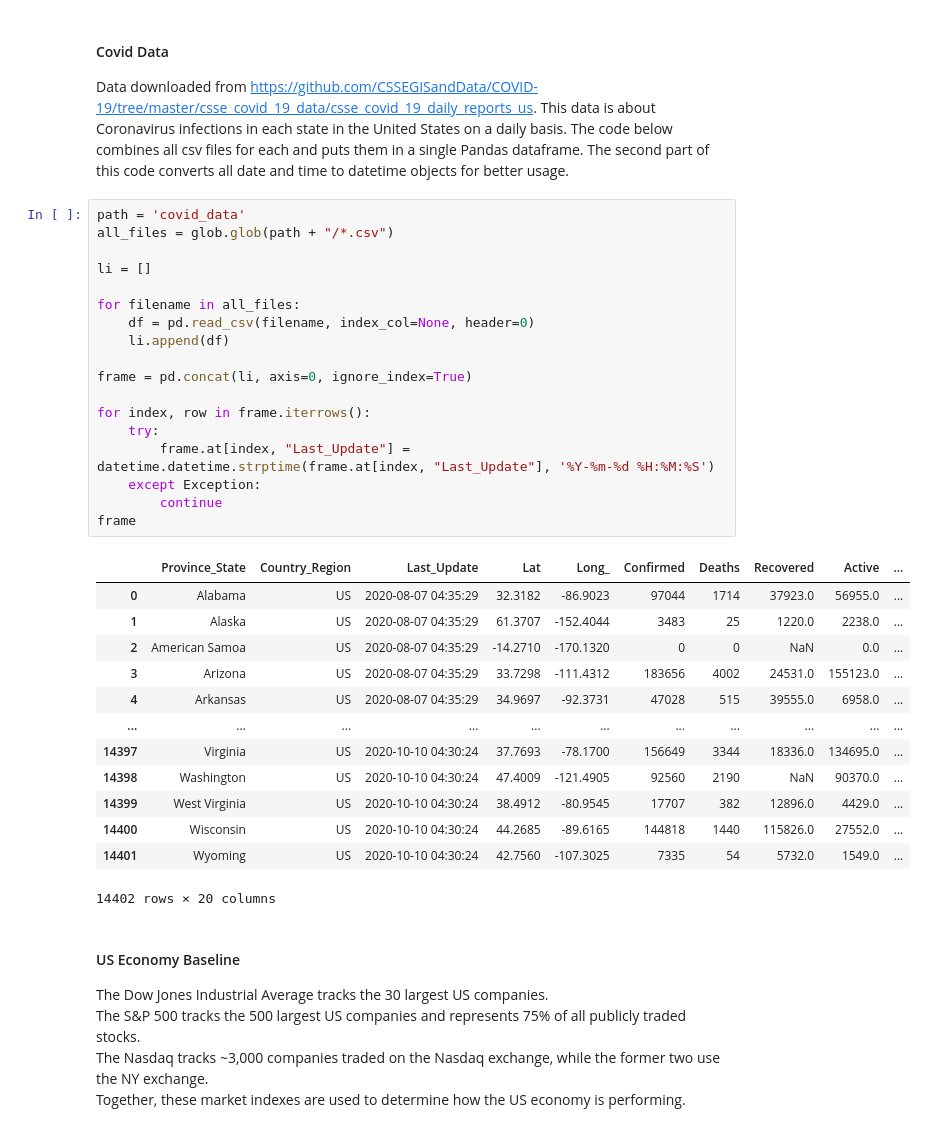
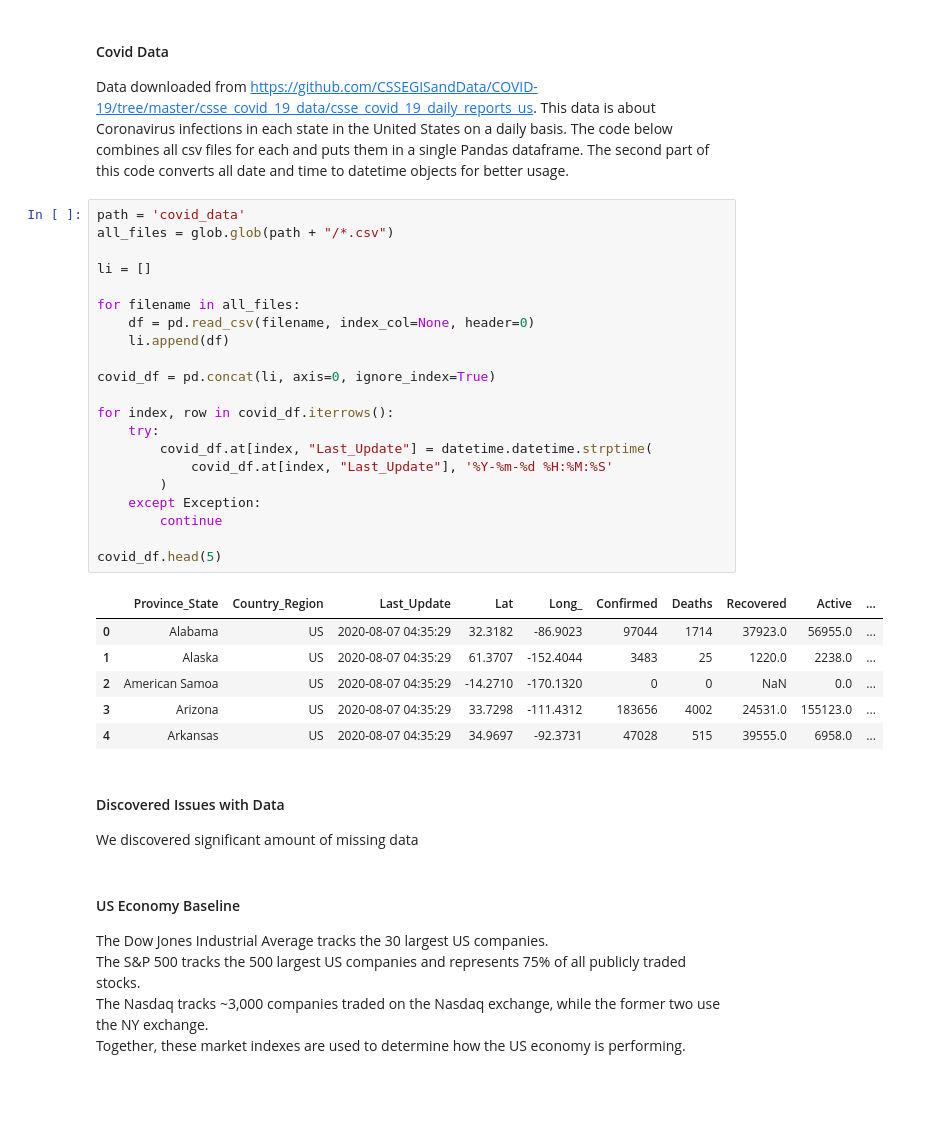
Before and after one commit to JonathanConn/320_final, a Jupyter notebook: main.ipynb, the cells around one changed output. Drawn from its saved outputs; the diff is of its cells as text; blank space fills up the shorter version.

Commit message:
cleaning up covid data

```diff
--- a/main.ipynb
+++ b/main.ipynb
@@ -19,35 +17,34 @@ Data downloaded from https://github.com/CSSEGISandData/COVID-19/tree/master/csse
 # %%
 path = 'covid_data'
 all_files = glob.glob(path + "/*.csv")
 
 li = []
 
 for filename in all_files:
     df = pd.read_csv(filename, index_col=None, header=0)
     li.append(df)
 
-frame = pd.concat(li, axis=0, ignore_index=True)
+covid_df = pd.concat(li, axis=0, ignore_index=True)
 
-for index, row in frame.iterrows():
+for index, row in covid_df.iterrows():
     try:
-        frame.at[index, "Last_Update"] = datetime.datetime.strptime(frame.at[index, "Last_Update"], '%Y-%m-%d %H:%M:%S')
+        covid_df.at[index, "Last_Update"] = datetime.datetime.strptime(
+            covid_df.at[index, "Last_Update"], '%Y-%m-%d %H:%M:%S'
+        )
     except Exception:
         continue
-frame
+
+covid_df.head(5)
 # %% [output]
 |  | Province_State | Country_Region | Last_Update | Lat | Long_ | Confirmed | Deaths | Recovered | Active | ... |
 | 0 | Alabama | US | 2020-08-07 04:35:29 | 32.3182 | -86.9023 | 97044 | 1714 | 37923.0 | 56955.0 | ... |
 | 1 | Alaska | US | 2020-08-07 04:35:29 | 61.3707 | -152.4044 | 3483 | 25 | 1220.0 | 2238.0 | ... |
 | 2 | American Samoa | US | 2020-08-07 04:35:29 | -14.2710 | -170.1320 | 0 | 0 | NaN | 0.0 | ... |
 | 3 | Arizona | US | 2020-08-07 04:35:29 | 33.7298 | -111.4312 | 183656 | 4002 | 24531.0 | 155123.0 | ... |
 | 4 | Arkansas | US | 2020-08-07 04:35:29 | 34.9697 | -92.3731 | 47028 | 515 | 39555.0 | 6958.0 | ... |
-| ... | ... | ... | ... | ... | ... | ... | ... | ... | ... | ... |
-| 14397 | Virginia | US | 2020-10-10 04:30:24 | 37.7693 | -78.1700 | 156649 | 3344 | 18336.0 | 134695.0 | ... |
-| 14398 | Washington | US | 2020-10-10 04:30:24 | 47.4009 | -121.4905 | 92560 | 2190 | NaN | 90370.0 | ... |
-| 14399 | West Virginia | US | 2020-10-10 04:30:24 | 38.4912 | -80.9545 | 17707 | 382 | 12896.0 | 4429.0 | ... |
-| 14400 | Wisconsin | US | 2020-10-10 04:30:24 | 44.2685 | -89.6165 | 144818 | 1440 | 115826.0 | 27552.0 | ... |
-| 14401 | Wyoming | US | 2020-10-10 04:30:24 | 42.7560 | -107.3025 | 7335 | 54 | 5732.0 | 1549.0 | ... |
-14402 rows × 20 columns
+# %% [markdown]
+#### Discovered Issues with Data
+We discovered significant amount of missing data
 # %% [markdown]
 #### US Economy Baseline
 The Dow Jones Industrial Average tracks the 30 largest US companies.
```
Also changed, not shown: parts of 3 cells of this notebook.
